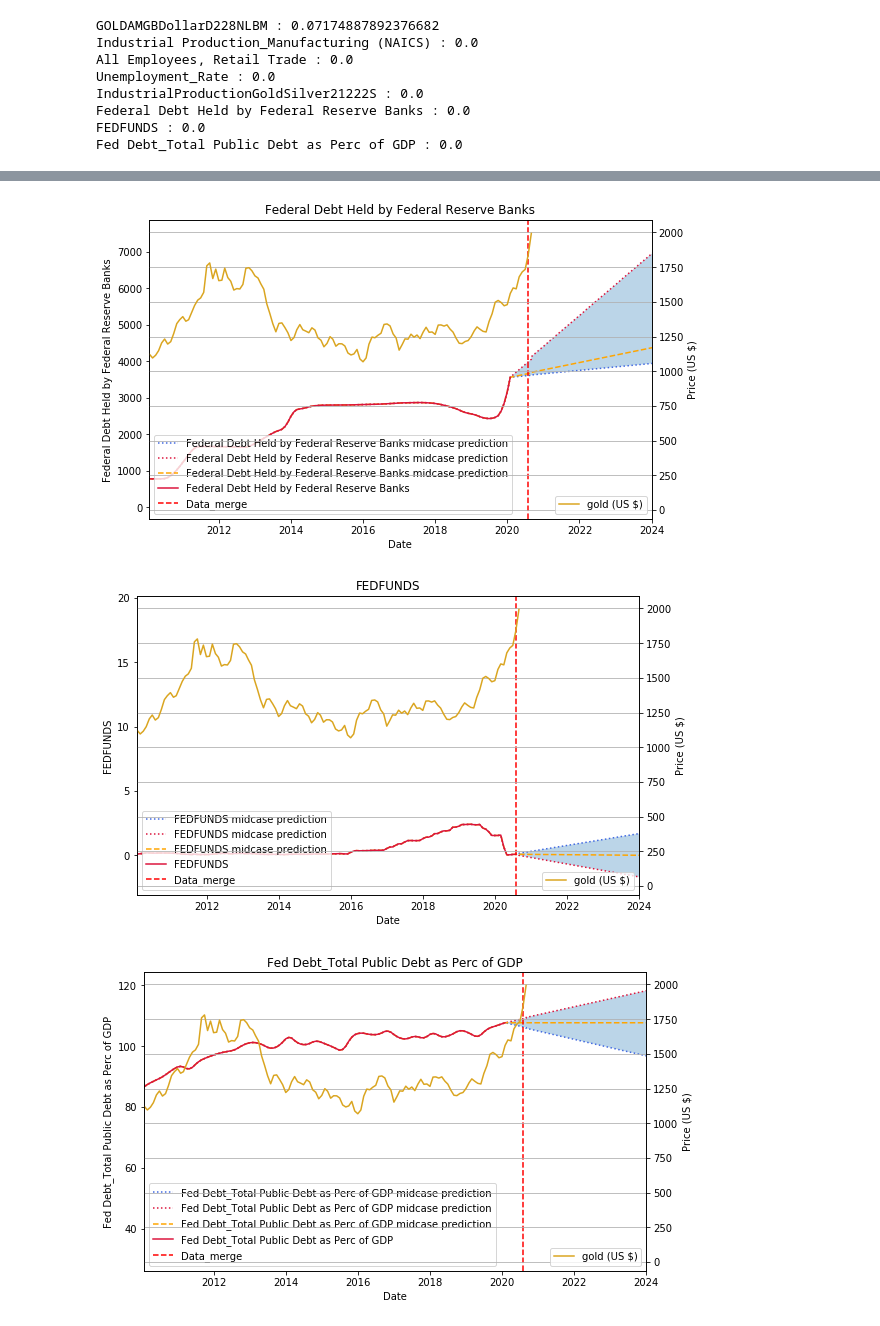
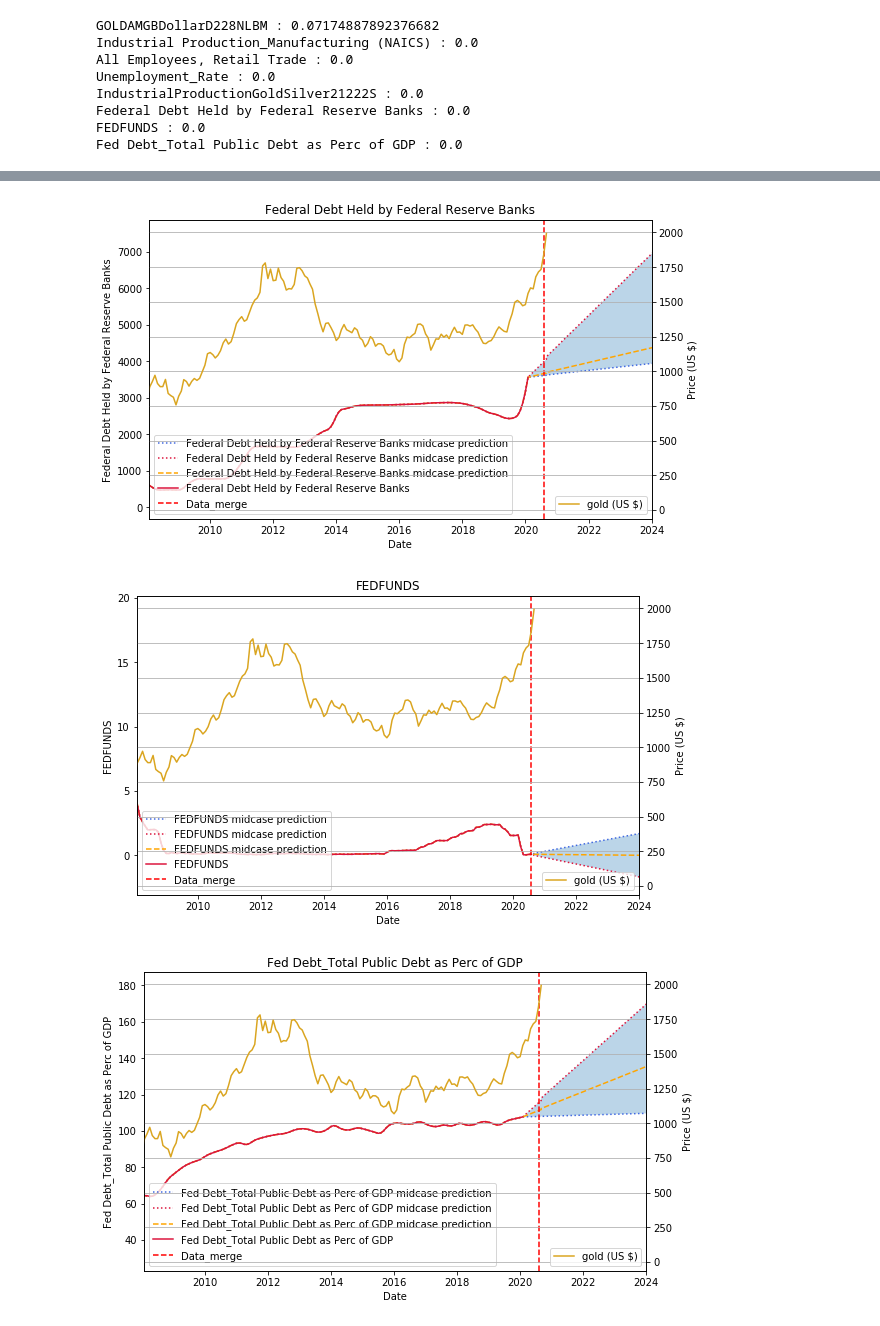
Before and after one commit to sameckford/Always_believe_in_Gold, a Jupyter notebook: Data_Prep_HighMidLow.ipynb, the cells around one changed output, grey strips where cells are left out. Drawn from its saved outputs; the diff is of its cells as text; code cells hidden in the pictures.

```diff
--- a/Data_Prep_HighMidLow.ipynb
+++ b/Data_Prep_HighMidLow.ipynb
@@ -148,25 +148,25 @@ gold_df_high.iloc[-1, gold_df_fit.columns.get_loc('Industrial Production_Manufac
 gold_df_high.iloc[-1, gold_df_fit.columns.get_loc('All Employees, Retail Trade')] = 15000
 gold_df_high.iloc[-1, gold_df_fit.columns.get_loc('Unemployment_Rate')] = 10
 gold_df_high.iloc[-1, gold_df_fit.columns.get_loc('IndustrialProductionGoldSilver21222S')] = 80
-gold_df_high.iloc[-1, gold_df_fit.columns.get_loc('Fed Debt_Total Public Debt as Perc of GDP')] = 150
+gold_df_high.iloc[-1, gold_df_fit.columns.get_loc('Fed Debt_Total Public Debt as Perc of GDP')] = 180
 # %%
 # Fit the end point value for the mid df
 gold_df_mid.iloc[-1, gold_df_fit.columns.get_loc('Federal Debt Held by Federal Reserve Banks')] = 4500
 gold_df_mid.iloc[-1, gold_df_fit.columns.get_loc('FEDFUNDS')] = 0
-gold_df_mid.iloc[-1, gold_df_fit.columns.get_loc('Industrial Production_Manufacturing (NAICS)')] = 110
+gold_df_mid.iloc[-1, gold_df_fit.columns.get_loc('Industrial Production_Manufacturing (NAICS)')] = 100
 gold_df_mid.iloc[-1, gold_df_fit.columns.get_loc('All Employees, Retail Trade')] = 16000
 gold_df_mid.iloc[-1, gold_df_fit.columns.get_loc('Unemployment_Rate')] = 7.8
 gold_df_mid.iloc[-1, gold_df_fit.columns.get_loc('IndustrialProductionGoldSilver21222S')] = 100
-gold_df_high.iloc[-1, gold_df_fit.columns.get_loc('Fed Debt_Total Public Debt as Perc of GDP')] = 120
+gold_df_mid.iloc[-1, gold_df_fit.columns.get_loc('Fed Debt_Total Public Debt as Perc of GDP')] = 140
 # %%
 # Fit the end point value for the low df
 gold_df_low.iloc[-1, gold_df_low.columns.get_loc('Federal Debt Held by Federal Reserve Banks')] = 4000
 gold_df_low.iloc[-1, gold_df_low.columns.get_loc('FEDFUNDS')] = 2
-gold_df_low.iloc[-1, gold_df_low.columns.get_loc('Industrial Production_Manufacturing (NAICS)')] = 120
+gold_df_low.iloc[-1, gold_df_low.columns.get_loc('Industrial Production_Manufacturing (NAICS)')] = 110
 gold_df_low.iloc[-1, gold_df_low.columns.get_loc('All Employees, Retail Trade')] = 17000
-gold_df_low.iloc[-1, gold_df_low.columns.get_loc('Unemployment_Rate')] = 6.0
+gold_df_low.iloc[-1, gold_df_low.columns.get_loc('Unemployment_Rate')] = 4.0
 gold_df_low.iloc[-1, gold_df_low.columns.get_loc('IndustrialProductionGoldSilver21222S')] = 125
-gold_df_low.iloc[-1, gold_df_fit.columns.get_loc('Fed Debt_Total Public Debt as Perc of GDP')] = 95
+gold_df_low.iloc[-1, gold_df_fit.columns.get_loc('Fed Debt_Total Public Debt as Perc of GDP')] = 110
 # %%
 interpolation_list = ['Industrial Production_Manufacturing (NAICS)', 'All Employees, Retail Trade', 'Unemployment_Rate', 'IndustrialProductionGoldSilver21222S', 'Federal Debt Held by Federal Reserve Banks', 'FEDFUNDS', 'Fed Debt_Total Public Debt as Perc of GDP']
 hml_list = [gold_df_low, gold_df_mid, gold_df_high]
@@ -224,7 +224,7 @@ for i in interpolation_list:
     #ax1.xaxis.set_major_formatter(years_fmt)
     #ax1.xaxis.set_minor_locator(months)
 
-    ax1.set_xlim([dt.date(2010, 1, 26), dt.date(2024, 1, 1)])
+    ax1.set_xlim([dt.date(2008, 1, 26), dt.date(2024, 1, 1)])
     ax1.set_xlabel('Date')
     ax1.set_ylabel(j)
     ax2.set_ylabel('Price (US $)')
@@ -236,6 +236,6 @@ for i in interpolation_list:
-[figure, old version]
+[figure, new version]
-[figure, old version]
+[figure, new version]
-[figure, old version]
+[figure, new version]
 # %%
 # Export the polished dataframe to re-import after modelling.
 gold_df_low.to_csv(os.path.join(os.getcwd(), "data_export", "gold_df_low.csv"))
```
Also changed, not shown: parts of 2 cells of this notebook, 42 other files.
